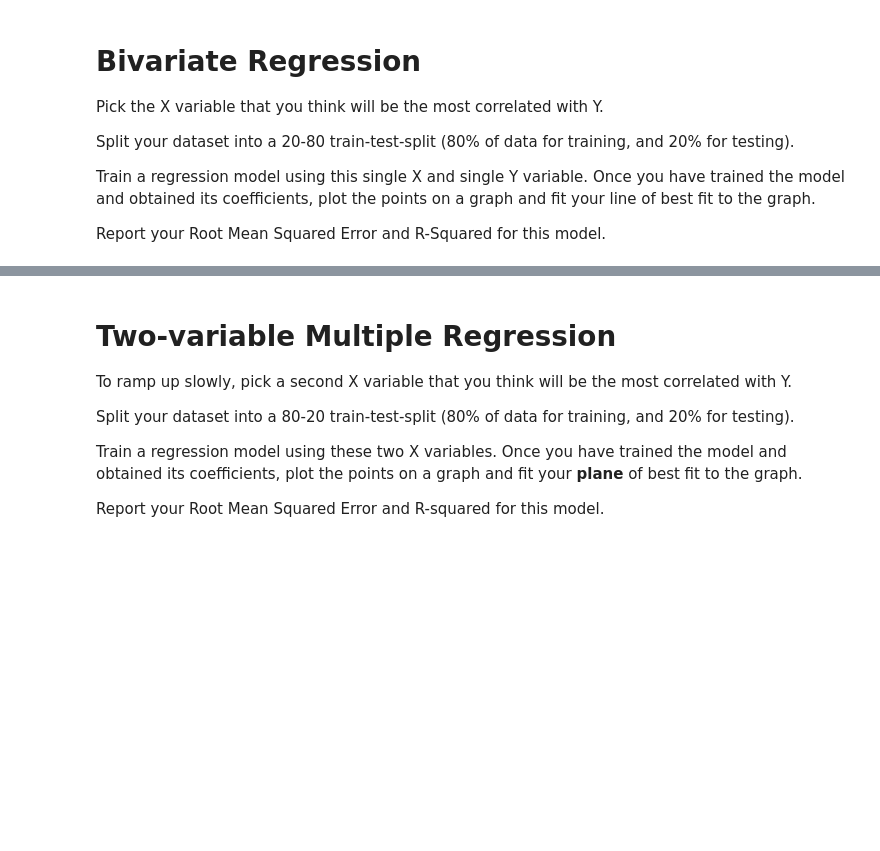
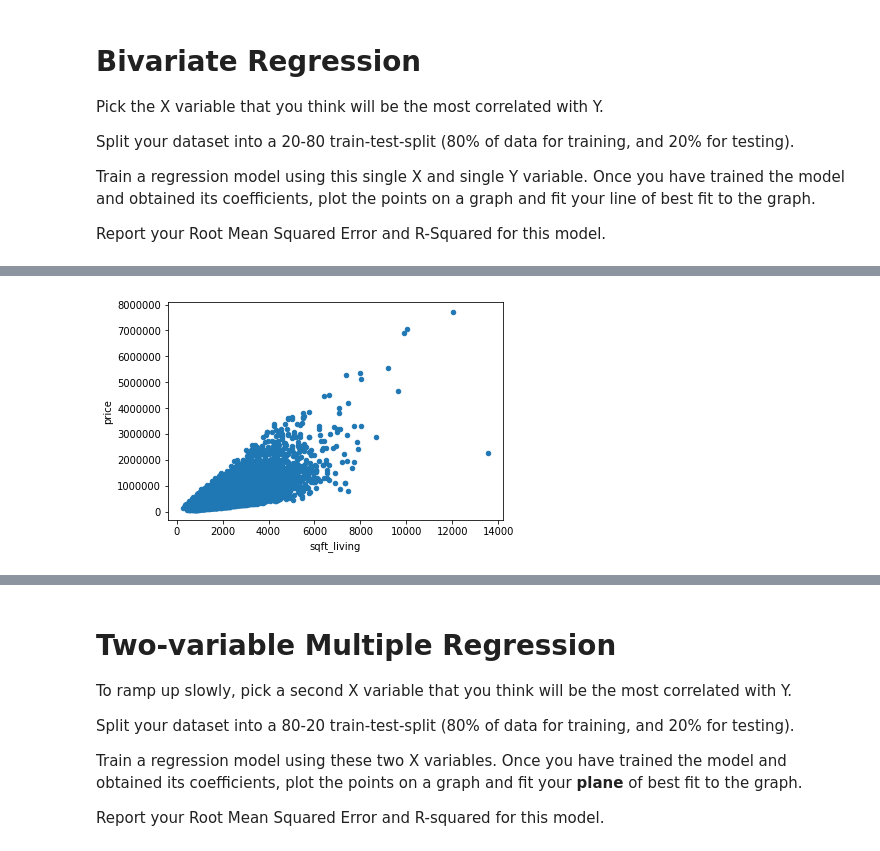
Before and after one commit to LambdaSchool/DS-Unit-2-Sprint-2-Regression, a Jupyter notebook: module1-ols-regression/linear-regression-assignment.ipynb, the cells around one changed output, grey strips where cells are left out. Cells and saved outputs as stored; diff of their text form; code cells hidden in the pictures; blank space fills up the shorter version.

```diff
--- a/module1-ols-regression/linear-regression-assignment.ipynb
+++ b/module1-ols-regression/linear-regression-assignment.ipynb
@@ -35,0 +46,4 @@ df.head()
+# %%
+df.plot.scatter(x='sqft_living', y='price');
+# %% [output]
+[figure, added]
```
Also changed, not shown: parts of 18 cells of this notebook.
